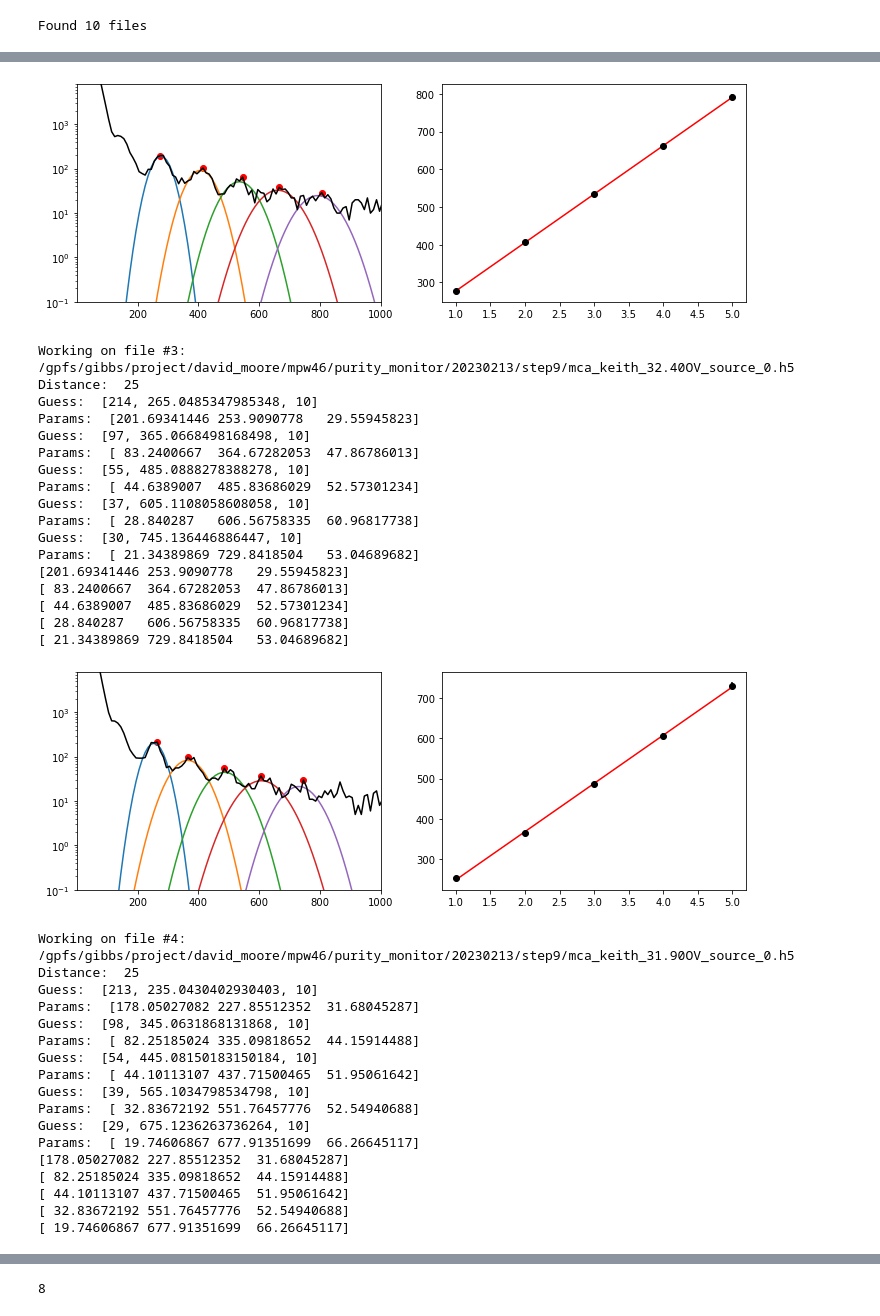
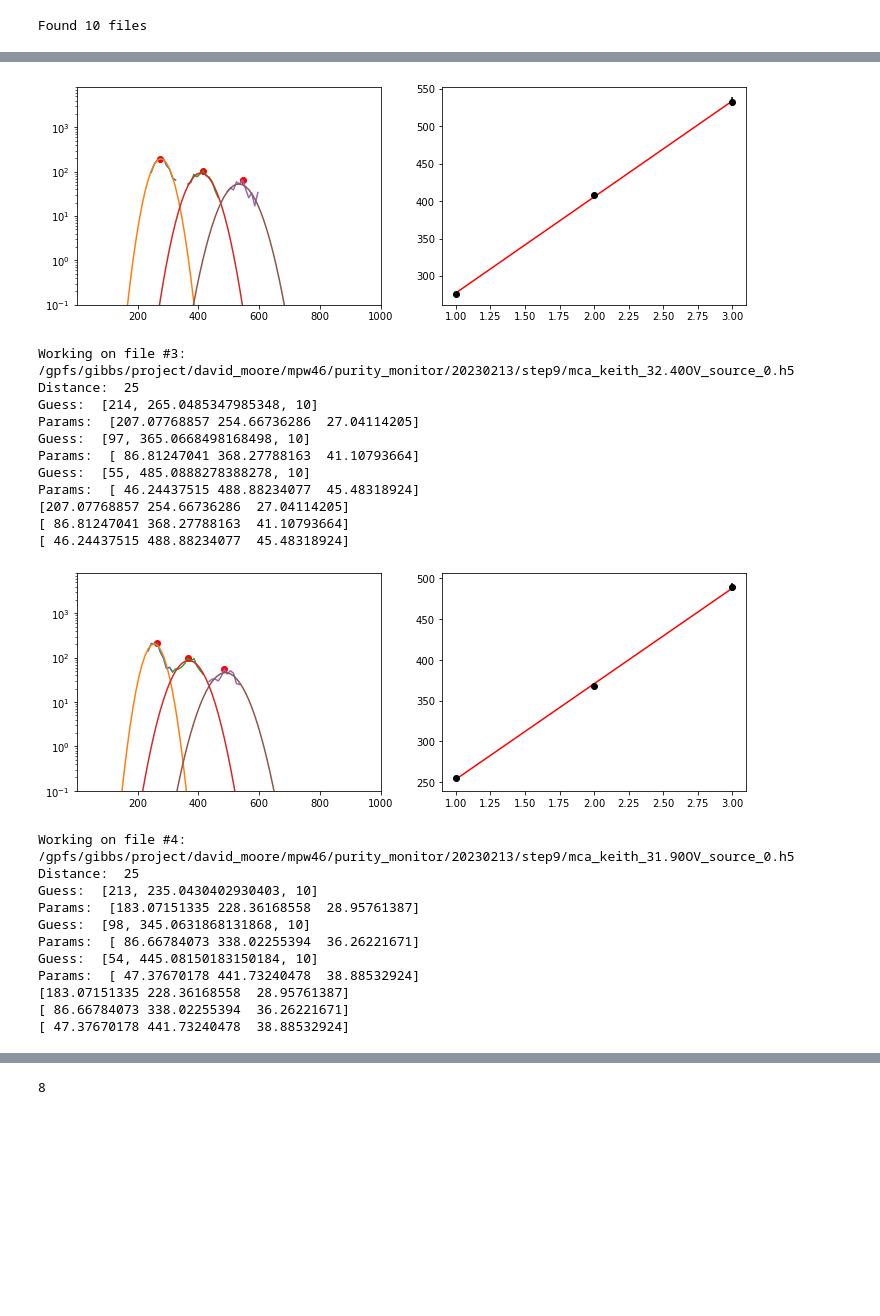
Before and after one commit to Moore-Lab/purity-monitor-analysis, a Jupyter notebook: SiPMAnalysis/Gain_fits.ipynb, the cells around one changed output, grey strips where cells are left out. Saved outputs shown, nothing was run; the diff lists cells and outputs as text; code cells hidden in the pictures; blank space fills up the shorter version.

```diff
--- a/SiPMAnalysis/Gain_fits.ipynb
+++ b/SiPMAnalysis/Gain_fits.ipynb
@@ -399,5 +399,5 @@ Working on file #0: /gpfs/gibbs/project/david_moore/mpw46/purity_monitor/2023021
 # %%
-def find_peaks_and_fit(x_data, y_data, voltage, min_distance=20, max_peaks=5, min_thresh=10, peak_range=500):
+def find_peaks_and_fit(x_data, y_data, voltage, min_distance=20, max_peaks=3, min_thresh=10, peak_range=500):
     # Find the peaks in the spectrum using the find_peaks function from scipy.signal
 
     peaks_index, _ = scipy.signal.find_peaks(y_data, distance=min_distance)
@@ -407,6 +407,7 @@ def find_peaks_and_fit(x_data, y_data, voltage, min_distance=20, max_peaks=5, mi
     peak_params = [] # parameters to plot the gaussian
     peak_number = 1 # corresponds to single photoelectron peak
     peaks = [] # list of where all the peaks are that are used in the fits
+    peak_cuts = []
     for peak in peaks_index:
         if peak_number > max_peaks: # stopping the loop after we have reached the max number of peaks
             break
@@ -429,6 +430,7 @@ def find_peaks_and_fit(x_data, y_data, voltage, min_distance=20, max_peaks=5, mi
             cut = (x_data < (x_data[peak] + peak_range)) & (x_data > (x_data[peak] - peak_range))
         peak_x = x_data[cut] # x values of peak for fitting
         peak_y = y_data[cut] # y values of peak for fitting
+        peak_cuts.append([peak_x, peak_y])
 
 #         plt.yscale('log')
 #         plt.plot(x_data[cut], y_data[cut], alpha=0.5)
@@ -453,7 +455,7 @@ def find_peaks_and_fit(x_data, y_data, voltage, min_distance=20, max_peaks=5, mi
         peak_number += 1 # (goes to n*spe until it reaches max_peak)
 
     plt.show()
-    return np.array(peak_params), np.array(gain_info), np.array(peaks)
+    return np.array(peak_params), np.array(gain_info), np.array(peaks), peak_cuts
 # %%
 #path = r"C:/Data/20220630/LXe_Full_E_field_-2kV_source_reposition_Gain_source_removed/"
 path_9 = '/gpfs/gibbs/project/david_moore/mpw46/purity_monitor/20230213/step9/'
@@ -482,17 +484,26 @@ for i,(file, dist) in enumerate(zip(file_list_9, source_distances)):
     except ValueError:
         file_wavelength = file_parts[-2] # leaving tag as a string for source data
 
-
     # finding the section of the data around the given peak
     if file_wavelength == 405.:
         peak_range = 150 # picking a smaller range of values to fit the 405 data
     elif file_volts < 31.5 and file_volts >=30.5:
-        peak_range = 50 # picking a smaller range of values to fit over for the lower OV files
+        peak_range = 45 # picking a smaller range of values to fit over for the lower OV files
     elif file_volts < 30.5:
         print('low voltage range')
-        peak_range = 30
+        peak_range = 25
     else:
-        peak_range = 65
+        peak_range = 55
+#     # finding the section of the data around the given peak
+#     if file_wavelength == 405.:
+#         peak_range = 150 # picking a smaller range of values to fit the 405 data
+#     elif file_volts < 31.5 and file_volts >=30.5:
+#         peak_range = 50 # picking a smaller range of values to fit over for the lower OV files
+#     elif file_volts < 30.5:
+#         print('low voltage range')
+#         peak_range = 30
+#     else:
+#         peak_range = 65
 
     f = h5py.File(file, 'r')
     ch2 = f.get('ch2')
@@ -506,21 +517,25 @@ for i,(file, dist) in enumerate(zip(file_list_9, source_distances)):
         peak_info, pe_locs, peaks = find_peaks_and_fit(b, c, file_volts, min_distance=dist*25/100, min_thresh=5, peak_range=peak_range)
 
     else:
-        peak_info, pe_locs, peaks = find_peaks_and_fit(b, c, file_volts, min_distance=dist*25/100, min_thresh=17, peak_range=peak_range)
+        peak_info, pe_locs, peaks, data_for_fits = find_peaks_and_fit(b, c, file_volts, min_distance=dist*25/100, min_thresh=17, peak_range=peak_range)
 
     plt.figure(figsize=(12,4))
     plt.subplot(1,2,1)
     plt.plot(peaks[:,0], peaks[:,1], 'o', color='r')
+#     plt.semilogy(b, c, 'k')
 
-    for fit_params in peak_info:
+    for fit_params, data_peaks in zip(peak_info, data_for_fits):
         print(fit_params)
+        plt.plot(data_peaks[0], data_peaks[1])
         plt.plot(b, gauss_fun(b, *fit_params))
 
 #     plt.scatter(b, c, marker='.')
 #     plt.plot(b, c, 'k')
 #     plt.ylim(0.1, 350)
-    plt.semilogy(b, c, 'k')
+
+#     plt.plot(data_for_fits, color='b')
     plt.ylim(0.1, 8000)
+    plt.yscale('log')
 #     plt.ylim(0.1, np.max(mca_hist)*2)
     plt.xlim(0.1, 1000)
 
@@ -533,7 +548,10 @@ for i,(file, dist) in enumerate(zip(file_list_9, source_distances)):
     plt.subplot(1,2,2)
     plt.errorbar( pe_locs[:,0], pe_locs[:,1], yerr=pe_locs[:,2], fmt='ko' )
 
-    xx, gain_params, gain_cov = gain_fit(pe_locs)
+    try:
+        xx, gain_params, gain_cov = gain_fit(pe_locs)
+    except RuntimeError:
+        continue
     plt.plot( xx, lin_fun(xx, *gain_params), 'r')
 
     if file_wavelength not in gain_vs_volts_9:
@@ -600,36 +600,24 @@ Params:  [ 24.8837593  792.07549618  56.10226422]
-[figure, old version]
+[figure, new version]
 Working on file #3: /gpfs/gibbs/project/david_moore/mpw46/purity_monitor/20230213/step9/mca_keith_32.40OV_source_0.h5
 Distance:  25
 Guess:  [214, 265.0485347985348, 10]
-Params:  [201.69341446 253.9090778   29.55945823]
+Params:  [207.07768857 254.66736286  27.04114205]
 Guess:  [97, 365.0668498168498, 10]
-Params:  [ 83.2400667  364.67282053  47.86786013]
+Params:  [ 86.81247041 368.27788163  41.10793664]
 Guess:  [55, 485.0888278388278, 10]
-Params:  [ 44.6389007  485.83686029  52.57301234]
-Guess:  [37, 605.1108058608058, 10]
-Params:  [ 28.840287   606.56758335  60.96817738]
-Guess:  [30, 745.136446886447, 10]
-Params:  [ 21.34389869 729.8418504   53.04689682]
-[201.69341446 253.9090778   29.55945823]
-[ 83.2400667  364.67282053  47.86786013]
-[ 44.6389007  485.83686029  52.57301234]
-[ 28.840287   606.56758335  60.96817738]
-[ 21.34389869 729.8418504   53.04689682]
+Params:  [ 46.24437515 488.88234077  45.48318924]
+[207.07768857 254.66736286  27.04114205]
+[ 86.81247041 368.27788163  41.10793664]
+[ 46.24437515 488.88234077  45.48318924]
-[figure, old version]
+[figure, new version]
 Working on file #4: /gpfs/gibbs/project/david_moore/mpw46/purity_monitor/20230213/step9/mca_keith_31.90OV_source_0.h5
 Distance:  25
 Guess:  [213, 235.0430402930403, 10]
-Params:  [178.05027082 227.85512352  31.68045287]
+Params:  [183.07151335 228.36168558  28.95761387]
 Guess:  [98, 345.0631868131868, 10]
-Params:  [ 82.25185024 335.09818652  44.15914488]
+Params:  [ 86.66784073 338.02255394  36.26221671]
 Guess:  [54, 445.08150183150184, 10]
-Params:  [ 44.10113107 437.71500465  51.95061642]
-Guess:  [39, 565.1034798534798, 10]
-Params:  [ 32.83672192 551.76457776  52.54940688]
-Guess:  [29, 675.1236263736264, 10]
-Params:  [ 19.74606867 677.91351699  66.26645117]
-[178.05027082 227.85512352  31.68045287]
-[ 82.25185024 335.09818652  44.15914488]
-[ 44.10113107 437.71500465  51.95061642]
-[ 32.83672192 551.76457776  52.54940688]
-[ 19.74606867 677.91351699  66.26645117]
+Params:  [ 47.37670178 441.73240478  38.88532924]
+[183.07151335 228.36168558  28.95761387]
+[ 86.66784073 338.02255394  36.26221671]
+[ 47.37670178 441.73240478  38.88532924]
```
Also changed, not shown: parts of 17 cells of this notebook.
